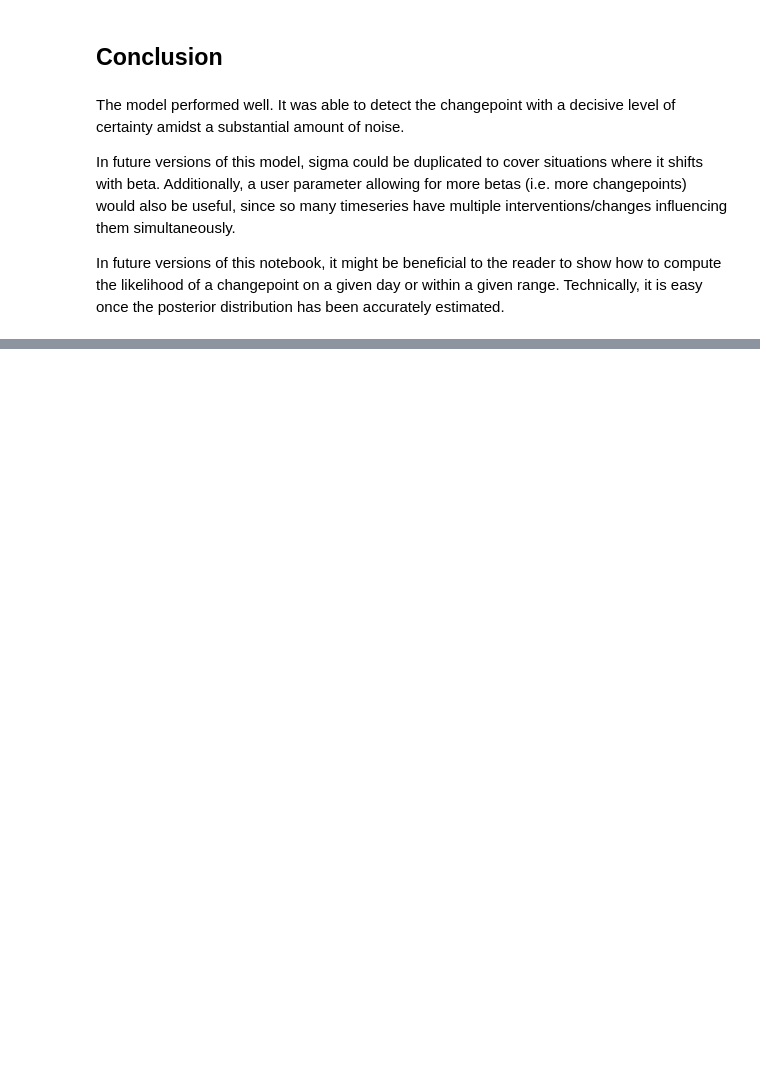
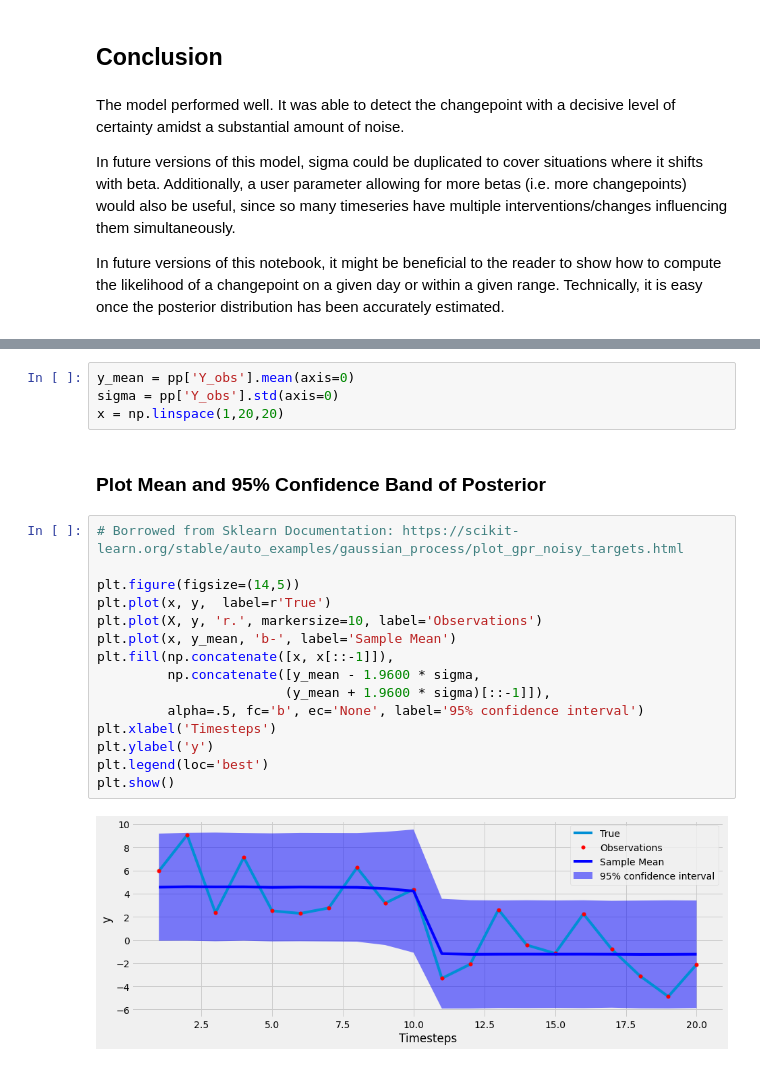
Before and after one commit to anthonymelson/portfolio, a Jupyter notebook: Simple_Bayesian_Change_Point_Detection_with_Pymc3.ipynb, the cells around one changed output, grey strips where cells are left out. Saved outputs shown, nothing was run; the diff lists cells and outputs as text; blank space fills up the shorter version.

```diff
--- a/Simple_Bayesian_Change_Point_Detection_with_Pymc3.ipynb
+++ b/Simple_Bayesian_Change_Point_Detection_with_Pymc3.ipynb
@@ -124,0 +134,23 @@ plt.show()
+# %%
+y_mean = pp['Y_obs'].mean(axis=0)
+sigma = pp['Y_obs'].std(axis=0)
+x = np.linspace(1,20,20)
+# %% [markdown]
+### Plot Mean and 95% Confidence Band of Posterior
+# %%
+# Borrowed from Sklearn Documentation: https://scikit-learn.org/stable/auto_examples/gaussian_process/plot_gpr_noisy_targets.html
+
+plt.figure(figsize=(14,5))
+plt.plot(x, y,  label=r'True')
+plt.plot(X, y, 'r.', markersize=10, label='Observations')
+plt.plot(x, y_mean, 'b-', label='Sample Mean')
+plt.fill(np.concatenate([x, x[::-1]]),
+         np.concatenate([y_mean - 1.9600 * sigma,
+                        (y_mean + 1.9600 * sigma)[::-1]]),
+         alpha=.5, fc='b', ec='None', label='95% confidence interval')
+plt.xlabel('Timesteps')
+plt.ylabel('y')
+plt.legend(loc='best')
+plt.show()
+# %% [output]
+[figure, added]
```
Also changed, not shown: parts of 13 cells of this notebook.
